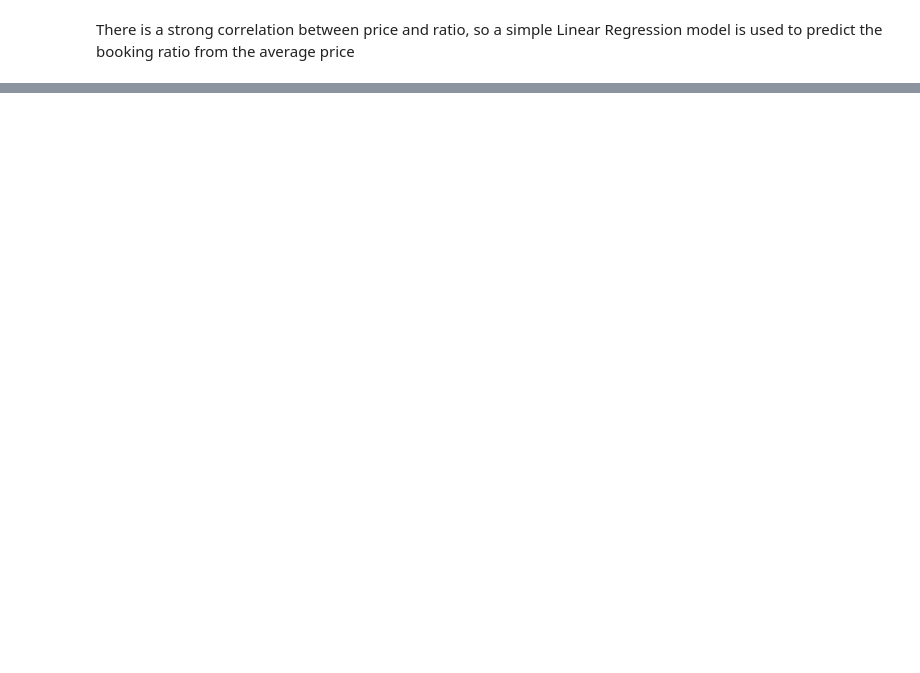
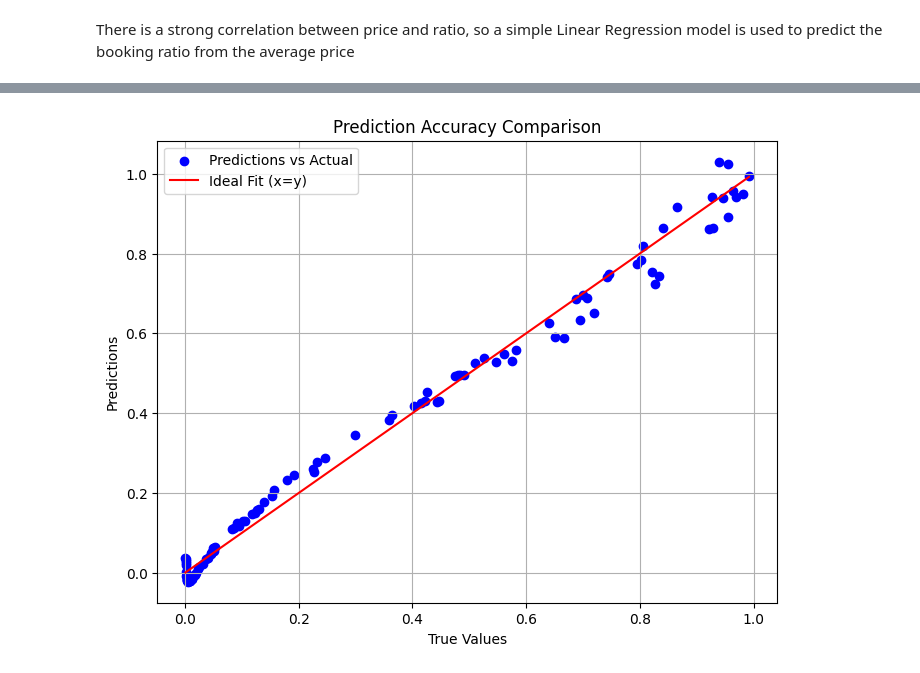
Before and after one commit to Tatev2919/Optimal_Price, a Jupyter notebook: Price_optimization.ipynb, the cells around one changed output, grey strips where cells are left out. Drawn from its saved outputs; the diff is of its cells as text; code cells hidden in the pictures; blank space fills up the shorter version.

```diff
--- a/Price_optimization.ipynb
+++ b/Price_optimization.ipynb
@@ -314,3 +465,20 @@ Liear Regression trained to predict booking ratio from average price. Then done
+# %%
+import matplotlib.pyplot as plt
+
+# Assuming y_test and prediction_ are defined and contain your data
+plt.figure(figsize=(8, 6))
+plt.scatter(y_test, y_pred, color='blue', label='Predictions vs Actual')  # Scatter plot of predictions vs actual
+plt.plot([min(y_test), max(y_test)], [min(y_test), max(y_test)], 'r', label='Ideal Fit (x=y)')  # Line x=y
+
+# Adding labels and title
+plt.xlabel('True Values')
+plt.ylabel('Predictions')
+plt.title('Prediction Accuracy Comparison')
+plt.legend()
+plt.grid(True)
+plt.show()
+# %% [output]
+[figure, added]
 # %%
 import pandas as pd
 from sklearn.model_selection import cross_val_score, KFold, train_test_split
```
Also changed, not shown: parts of 24 cells of this notebook, 1 other file.
